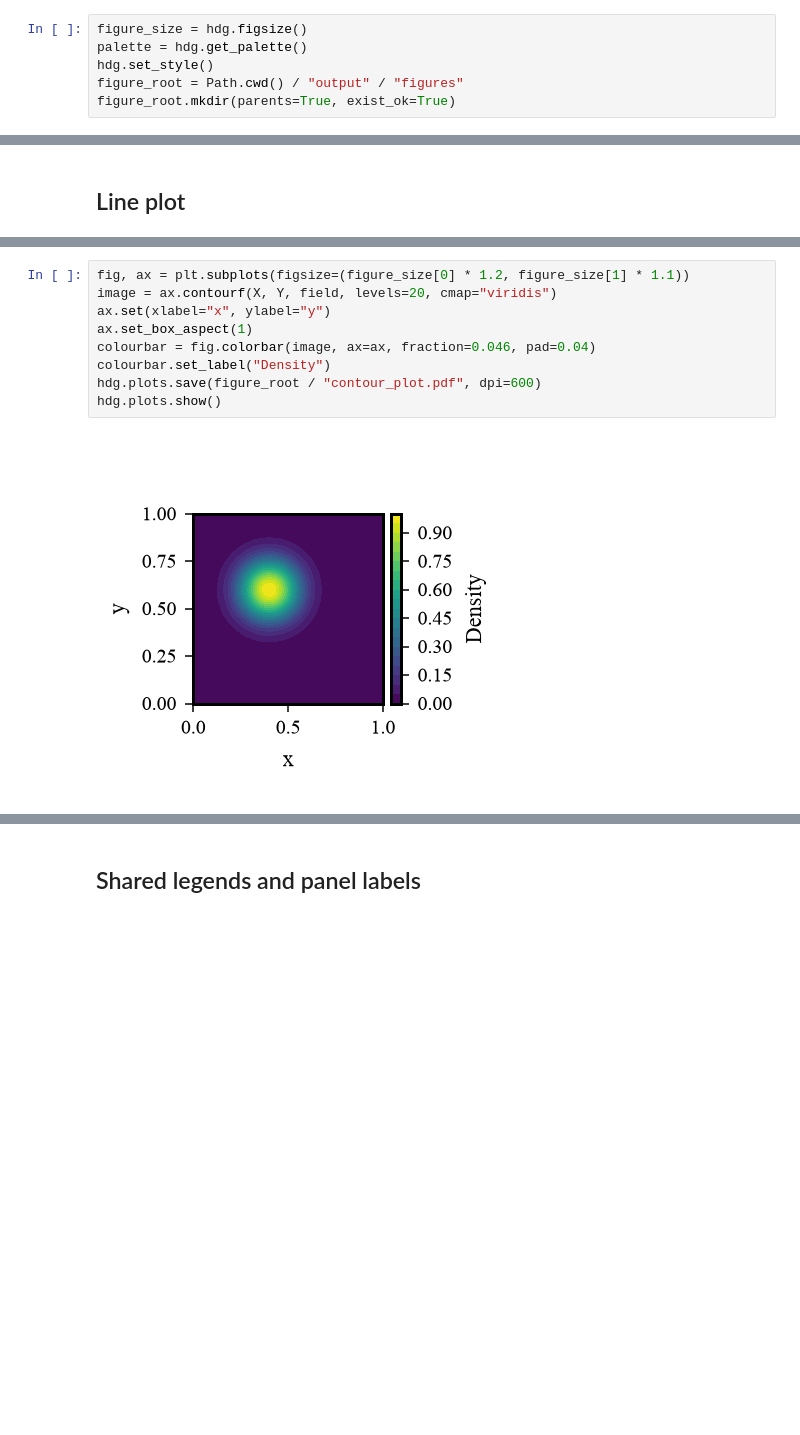
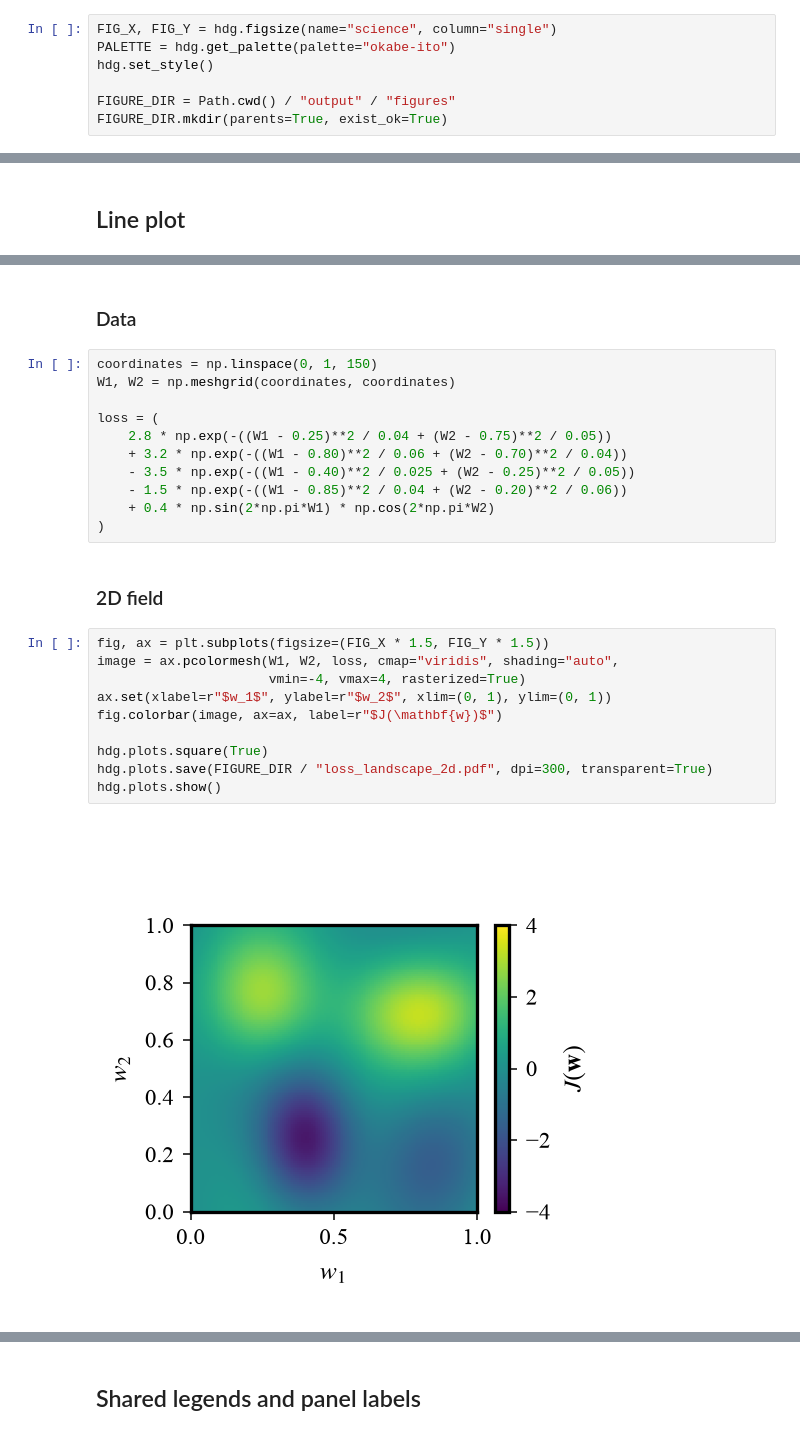
Before and after one commit to PentagonToy/Hedgehogs, a Jupyter notebook: tutorials/plots.ipynb, the cells around one changed output, grey strips where cells are left out. Drawn from its saved outputs; the diff is of its cells as text; blank space fills up the shorter version.

Commit message:
Improve crowded figure layouts and refresh plot examples

```diff
--- a/tutorials/plots.ipynb
+++ b/tutorials/plots.ipynb
@@ -9,8 +9,9 @@ import hedgehogs as hdg
 # %% [markdown]
 ## Figure configuration
 # %%
-figure_size = hdg.figsize()
-palette = hdg.get_palette()
+FIG_X, FIG_Y = hdg.figsize(name="science", column="single")
+PALETTE = hdg.get_palette(palette="okabe-ito")
 hdg.set_style()
-figure_root = Path.cwd() / "output" / "figures"
-figure_root.mkdir(parents=True, exist_ok=True)
+
+FIGURE_DIR = Path.cwd() / "output" / "figures"
+FIGURE_DIR.mkdir(parents=True, exist_ok=True)
@@ -63,11 +95,27 @@ hdg.plots.show()
+# %% [markdown]
+### Data
+# %%
+coordinates = np.linspace(0, 1, 150)
+W1, W2 = np.meshgrid(coordinates, coordinates)
+
+loss = (
+    2.8 * np.exp(-((W1 - 0.25)**2 / 0.04 + (W2 - 0.75)**2 / 0.05))
+    + 3.2 * np.exp(-((W1 - 0.80)**2 / 0.06 + (W2 - 0.70)**2 / 0.04))
+    - 3.5 * np.exp(-((W1 - 0.40)**2 / 0.025 + (W2 - 0.25)**2 / 0.05))
+    - 1.5 * np.exp(-((W1 - 0.85)**2 / 0.04 + (W2 - 0.20)**2 / 0.06))
+    + 0.4 * np.sin(2*np.pi*W1) * np.cos(2*np.pi*W2)
+)
+# %% [markdown]
+### 2D field
 # %%
-fig, ax = plt.subplots(figsize=(figure_size[0] * 1.2, figure_size[1] * 1.1))
-image = ax.contourf(X, Y, field, levels=20, cmap="viridis")
-ax.set(xlabel="x", ylabel="y")
-ax.set_box_aspect(1)
-colourbar = fig.colorbar(image, ax=ax, fraction=0.046, pad=0.04)
-colourbar.set_label("Density")
-hdg.plots.save(figure_root / "contour_plot.pdf", dpi=600)
+fig, ax = plt.subplots(figsize=(FIG_X * 1.5, FIG_Y * 1.5))
+image = ax.pcolormesh(W1, W2, loss, cmap="viridis", shading="auto",
+                      vmin=-4, vmax=4, rasterized=True)
+ax.set(xlabel=r"$w_1$", ylabel=r"$w_2$", xlim=(0, 1), ylim=(0, 1))
+fig.colorbar(image, ax=ax, label=r"$J(\mathbf{w})$")
+
+hdg.plots.square(True)
+hdg.plots.save(FIGURE_DIR / "loss_landscape_2d.pdf", dpi=300, transparent=True)
 hdg.plots.show()
 # %% [output]
-[figure, old version]
+[figure, new version]
```
Also changed, not shown: parts of 34 cells of this notebook, 27 other files.
